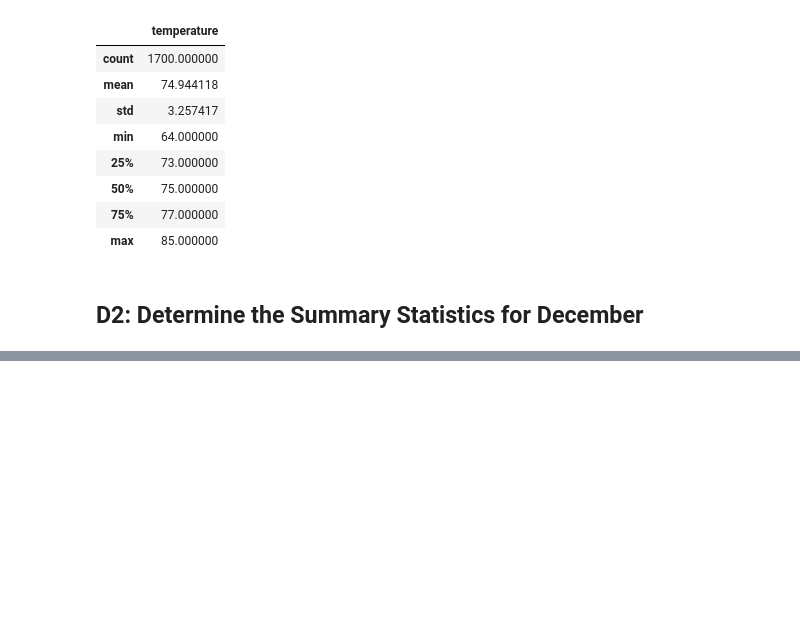
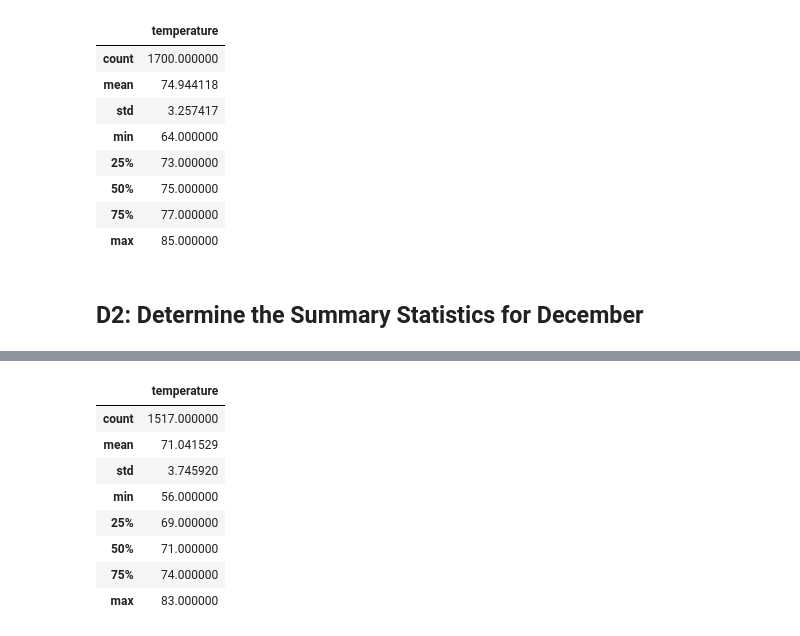
Before and after one commit to Christopheremorgan/surfs_up, a Jupyter notebook: SurfsUp_Challenge.ipynb, the cells around one changed output, grey strips where cells are left out. Cells and saved outputs as stored; diff of their text form; code cells hidden in the pictures; blank space fills up the shorter version.

Commit message:
Deliverable 2 with December temp summary stats

```diff
--- a/SurfsUp_Challenge.ipynb
+++ b/SurfsUp_Challenge.ipynb
@@ -157,3 +157,8 @@ df.describe()
 ## D2: Determine the Summary Statistics for December
 # %%
 # 6. Write a query that filters the Measurement table to retrieve the temperatures for the month of December.
+
+# Query for all dates with following date string in the format `%m` for month of December
+date_str = "12"
+session.query(Measurement.date, Measurement.tobs).\
+    filter(func.strftime("%m", Measurement.date) == date_str).all()
@@ -160,4 +183,10 @@ df.describe()
 # %%
 # 7. Convert the December temperatures to a list.
+results = []
+results = session.query(Measurement.date, Measurement.tobs).\
+    filter(func.strftime("%m", Measurement.date) == date_str).all()
 # %%
 # 8. Create a DataFrame from the list of temperatures for the month of December.
+df = pd.DataFrame(results, columns=['date','temperature'])
+df.set_index(df['date'], inplace=True)
+print(df.to_string(index=False))
@@ -164,2 +211,13 @@ df.describe()
 # %%
 # 9. Calculate and print out the summary statistics for the Decemeber temperature DataFrame.
+df.describe()
+# %% [output]
+|  | temperature |
+| count | 1517.000000 |
+| mean | 71.041529 |
+| std | 3.745920 |
+| min | 56.000000 |
+| 25% | 69.000000 |
+| 50% | 71.000000 |
+| 75% | 74.000000 |
+| max | 83.000000 |
```
Also changed, not shown: parts of 2 cells of this notebook.
